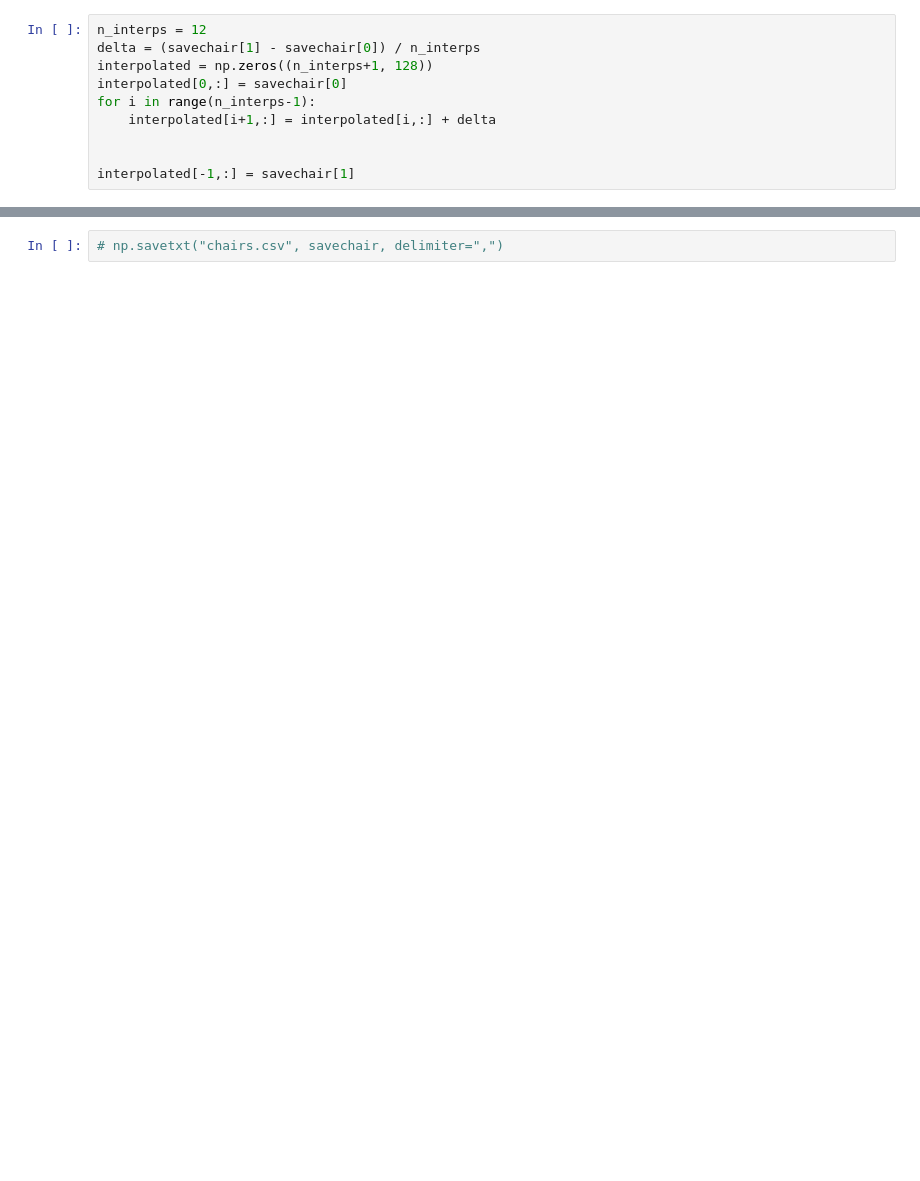
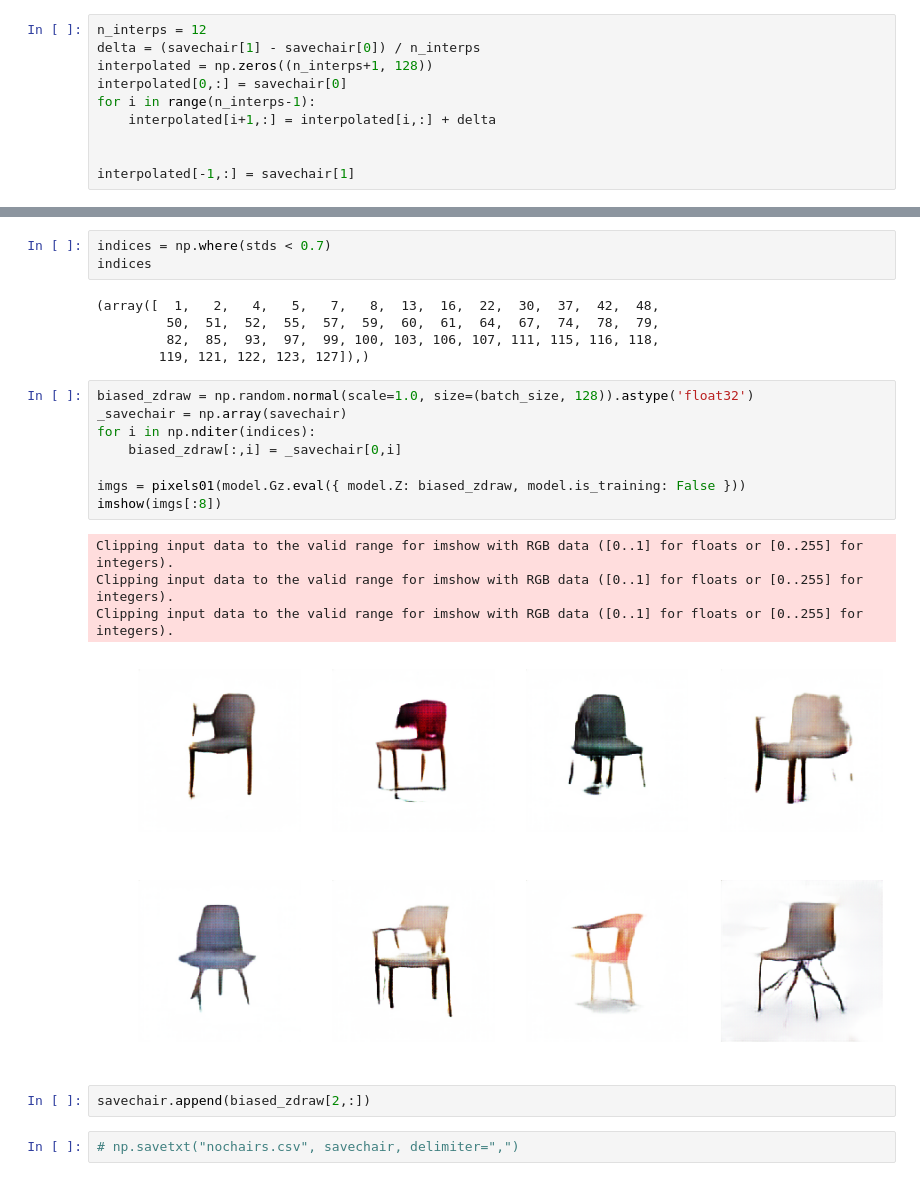
Before and after one commit to IDEO-coLAB/GANs, a Jupyter notebook: notebooks/explore-chairs.ipynb, the cells around one changed output, grey strips where cells are left out. Cells and saved outputs as stored; diff of their text form; blank space fills up the shorter version.

```diff
--- a/notebooks/explore-chairs.ipynb
+++ b/notebooks/explore-chairs.ipynb
@@ -112,2 +113,25 @@ Clipping input data to the valid range for imshow with RGB data ([0..1] for floa
+# %%
+indices = np.where(stds < 0.7)
+indices
+# %% [output]
+(array([  1,   2,   4,   5,   7,   8,  13,  16,  22,  30,  37,  42,  48,
+         50,  51,  52,  55,  57,  59,  60,  61,  64,  67,  74,  78,  79,
+         82,  85,  93,  97,  99, 100, 103, 106, 107, 111, 115, 116, 118,
+        119, 121, 122, 123, 127]),)
+# %%
+biased_zdraw = np.random.normal(scale=1.0, size=(batch_size, 128)).astype('float32')
+_savechair = np.array(savechair)
+for i in np.nditer(indices):
+    biased_zdraw[:,i] = _savechair[0,i]
+
+imgs = pixels01(model.Gz.eval({ model.Z: biased_zdraw, model.is_training: False }))
+imshow(imgs[:8])
+# %% [output]
+Clipping input data to the valid range for imshow with RGB data ([0..1] for floats or [0..255] for integers).
+Clipping input data to the valid range for imshow with RGB data ([0..1] for floats or [0..255] for integers).
+Clipping input data to the valid range for imshow with RGB data ([0..1] for floats or [0..255] for integers).
+[figure, added]
+# %%
+savechair.append(biased_zdraw[2,:])
 # %%
-# np.savetxt("chairs.csv", savechair, delimiter=",")
+# np.savetxt("nochairs.csv", savechair, delimiter=",")
```
Also changed, not shown: parts of 20 cells of this notebook, 4 other files.
